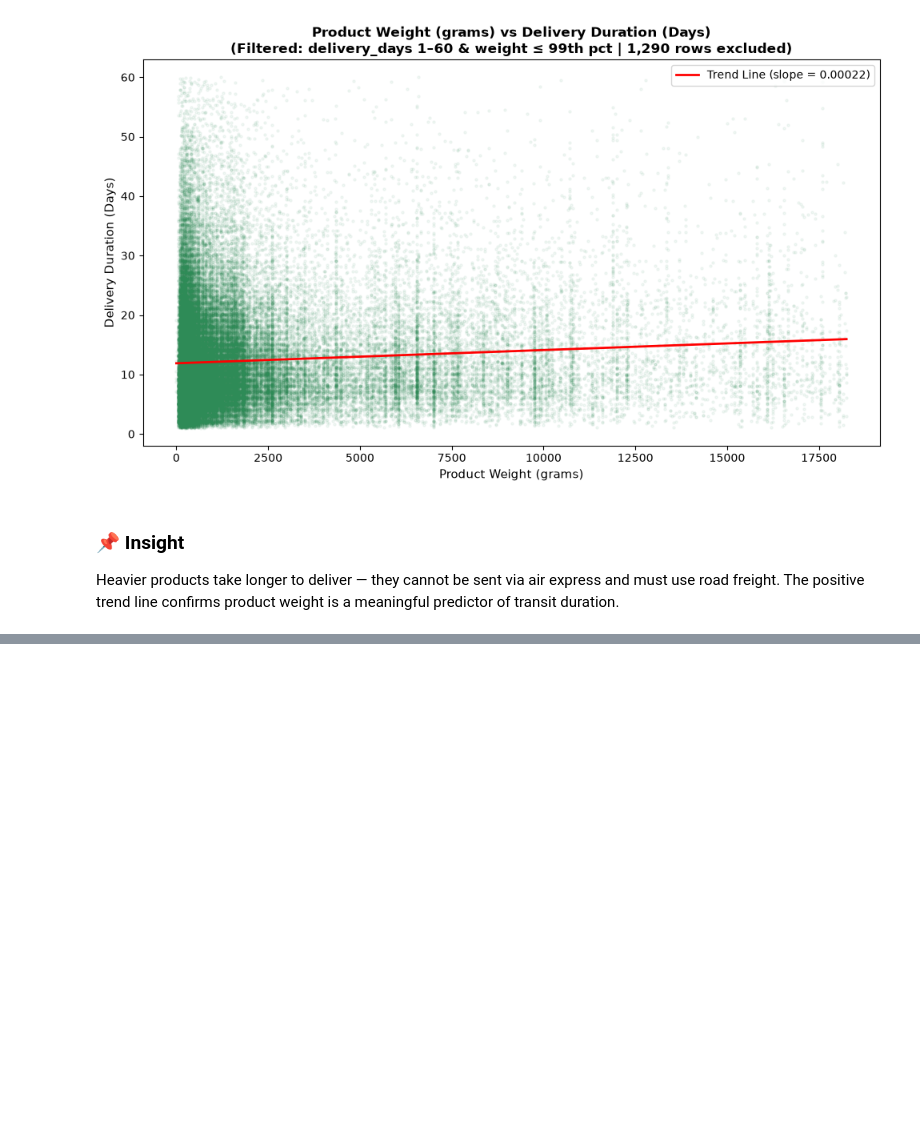
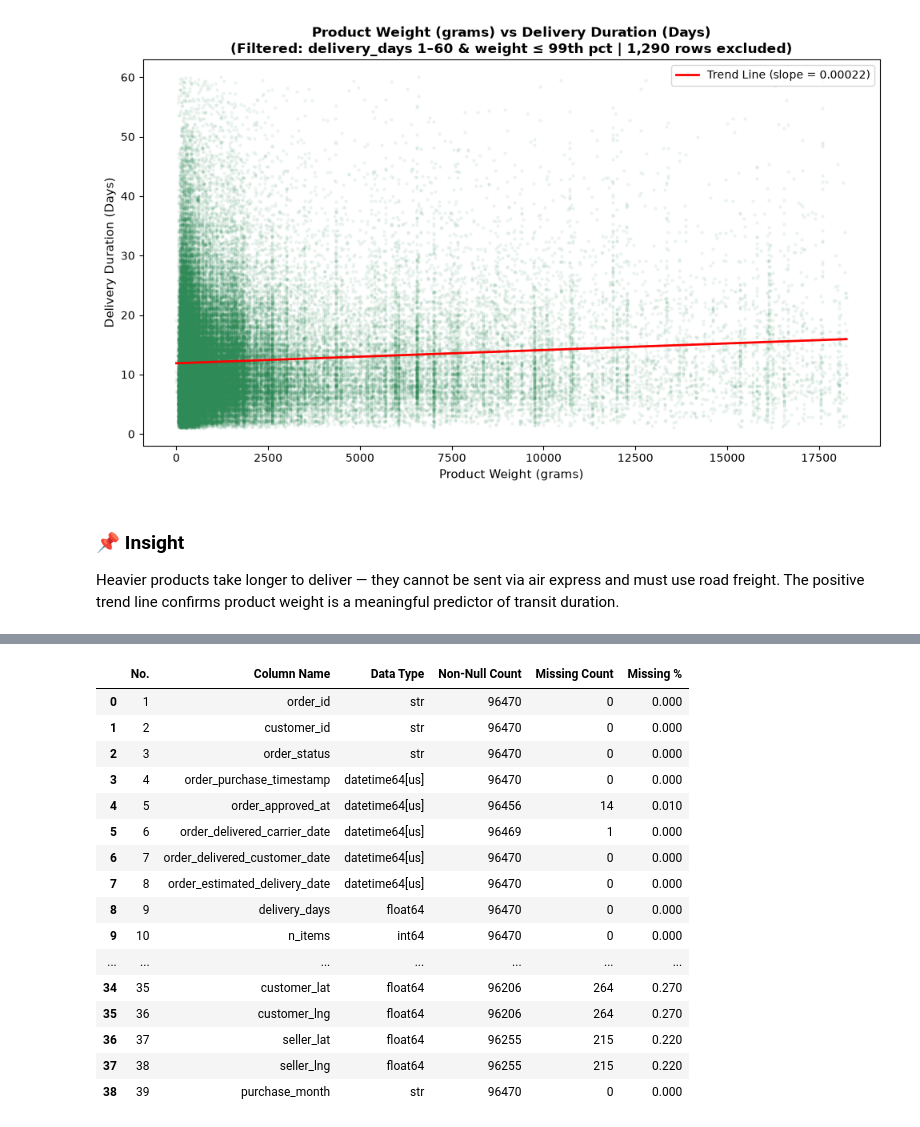
Before and after one commit to hemnath-28/ML-Evaulation-, a Jupyter notebook: regression.ipynb, the cells around one changed output, grey strips where cells are left out. Cells and saved outputs as stored; diff of their text form; code cells hidden in the pictures; blank space fills up the shorter version.

Commit message:
Feat:Audited the missing,duplicated cols and removed unncesseary cols

```diff
--- a/regression.ipynb
+++ b/regression.ipynb
@@ -597,0 +603,27 @@ The positive trend line confirms product weight is a meaningful predictor of tra
+# %%
+# ============================================================
+# CELL B1.1: Duplicates Check & Treatment
+# ============================================================
+
+# 1. Audit full-row duplicates across all columns
+full_row_dups = int(regression_df.duplicated().sum())
+
+# 2. Audit duplicate order identifiers
+order_id_dups = int(regression_df['order_id'].duplicated().sum())
+
+print("=== 🔍 DUPLICATE AUDIT SUMMARY ===")
+print(f"Full-row identical records: {full_row_dups:,}")
+print(f"Duplicate order_id records: {order_id_dups:,}")
+
+# 3. Defensive deduplication (ensures strict 1 row per order)
+before_count = len(regression_df)
+regression_df = regression_df.drop_duplicates(subset=['order_id'], keep='first')
+after_count = len(regression_df)
+
+# 4. Strict integrity assertion
+assert regression_df['order_id'].is_unique, "Fatal: Duplicate order_ids detected in regression dataset."
+
+print(f"\nOrders before deduplication : {before_count:,}")
+print(f"Orders after deduplication  : {after_count:,}")
+print(f"Total duplicate rows dropped: {before_count - after_count:,}")
+print("✅ Assertion Passed: 'order_id' is 100% unique across all records.")
@@ -597,0 +639,33 @@ The positive trend line confirms product weight is a meaningful predictor of tra
+# %%
+# ============================================================
+# Audit All Columns & Missing Values
+# ============================================================
+col_audit = pd.DataFrame({
+    'No.': range(1, len(regression_df.columns) + 1),
+    'Column Name': regression_df.columns,
+    'Data Type': regression_df.dtypes.astype(str).values,
+    'Non-Null Count': regression_df.notna().sum().values,
+    'Missing Count': regression_df.isna().sum().values,
+    'Missing %': (regression_df.isna().sum().values / len(regression_df) * 100).round(2)
+})
+
+# Display all 38 columns cleanly
+display(col_audit)
+# %% [output]
+|  | No. | Column Name | Data Type | Non-Null Count | Missing Count | Missing % |
+| 0 | 1 | order_id | str | 96470 | 0 | 0.000 |
+| 1 | 2 | customer_id | str | 96470 | 0 | 0.000 |
+| 2 | 3 | order_status | str | 96470 | 0 | 0.000 |
+| 3 | 4 | order_purchase_timestamp | datetime64[us] | 96470 | 0 | 0.000 |
+| 4 | 5 | order_approved_at | datetime64[us] | 96456 | 14 | 0.010 |
+| 5 | 6 | order_delivered_carrier_date | datetime64[us] | 96469 | 1 | 0.000 |
+| 6 | 7 | order_delivered_customer_date | datetime64[us] | 96470 | 0 | 0.000 |
+| 7 | 8 | order_estimated_delivery_date | datetime64[us] | 96470 | 0 | 0.000 |
+| 8 | 9 | delivery_days | float64 | 96470 | 0 | 0.000 |
+| 9 | 10 | n_items | int64 | 96470 | 0 | 0.000 |
+| ... | ... | ... | ... | ... | ... | ... |
+| 34 | 35 | customer_lat | float64 | 96206 | 264 | 0.270 |
+| 35 | 36 | customer_lng | float64 | 96206 | 264 | 0.270 |
+| 36 | 37 | seller_lat | float64 | 96255 | 215 | 0.220 |
+| 37 | 38 | seller_lng | float64 | 96255 | 215 | 0.220 |
+| 38 | 39 | purchase_month | str | 96470 | 0 | 0.000 |
```
Also changed, not shown: parts of 7 cells of this notebook.
